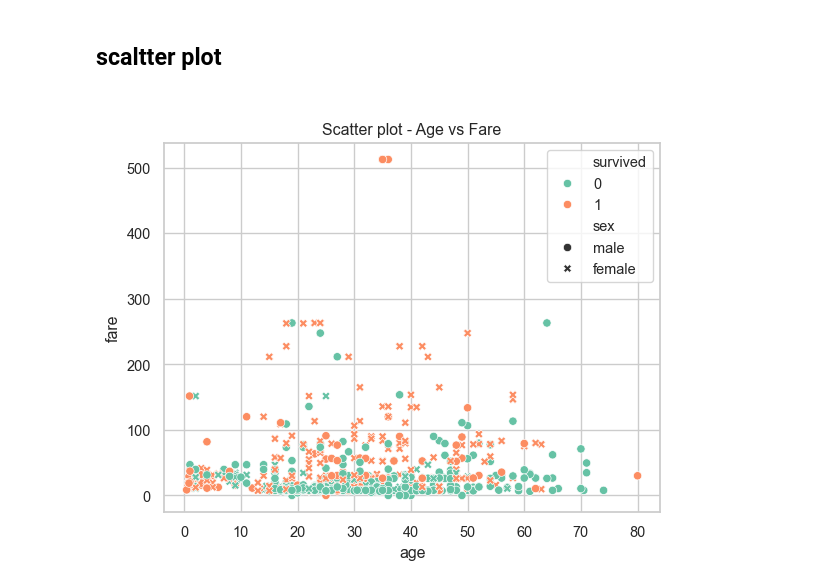
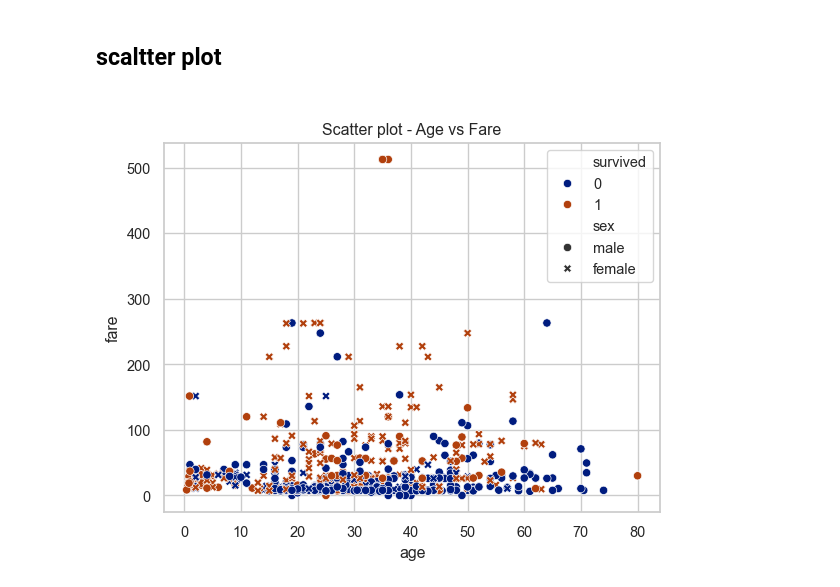
Before and after one commit to MuskanParmar-mp/python_lib, a Jupyter notebook: seaborn2.ipynb, the cells around one changed output. Cells and saved outputs as stored; diff of their text form; code cells hidden in the pictures.

```diff
--- a/seaborn2.ipynb
+++ b/seaborn2.ipynb
@@ -25,11 +25,11 @@ df
 # %%
 
 fig, ax = plt.subplots()
 
 # 2. Draw the plot using Seaborn on the initialized ax
-sns.scatterplot(data=df, x='age', y='fare', ax=ax, hue='survived', style='sex',palette='Set2')
+sns.scatterplot(data=df, x='age', y='fare', ax=ax, hue='survived', style='sex',palette='dark')
 plt.title("Scatter plot - Age vs Fare")
 
 plt.show()
 # %% [output]
-[figure, old version]
+[figure, new version]
```
